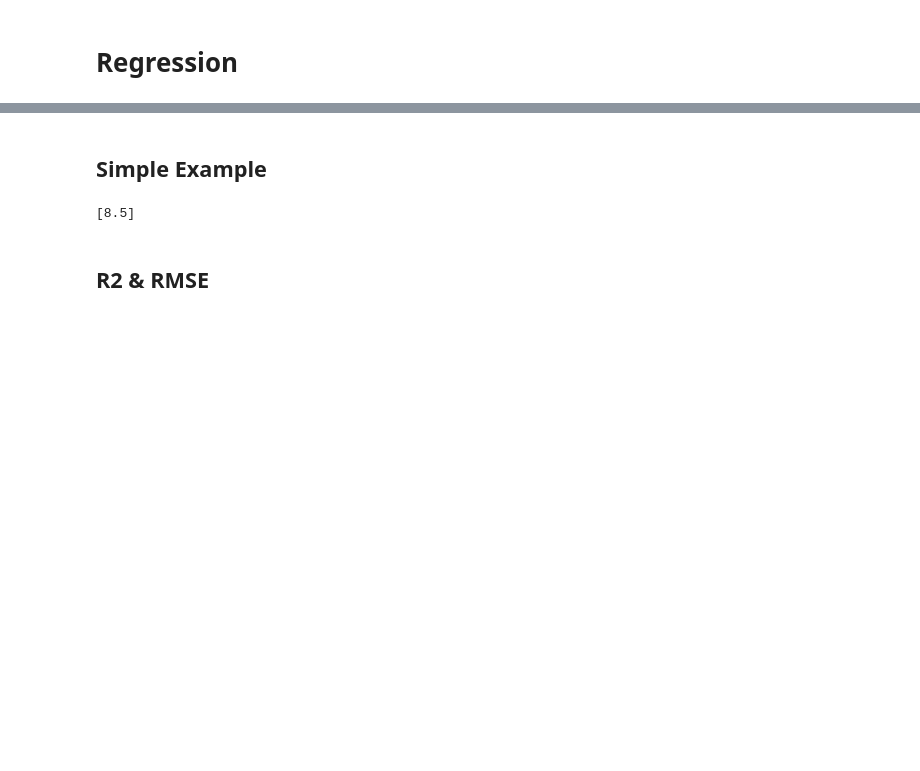
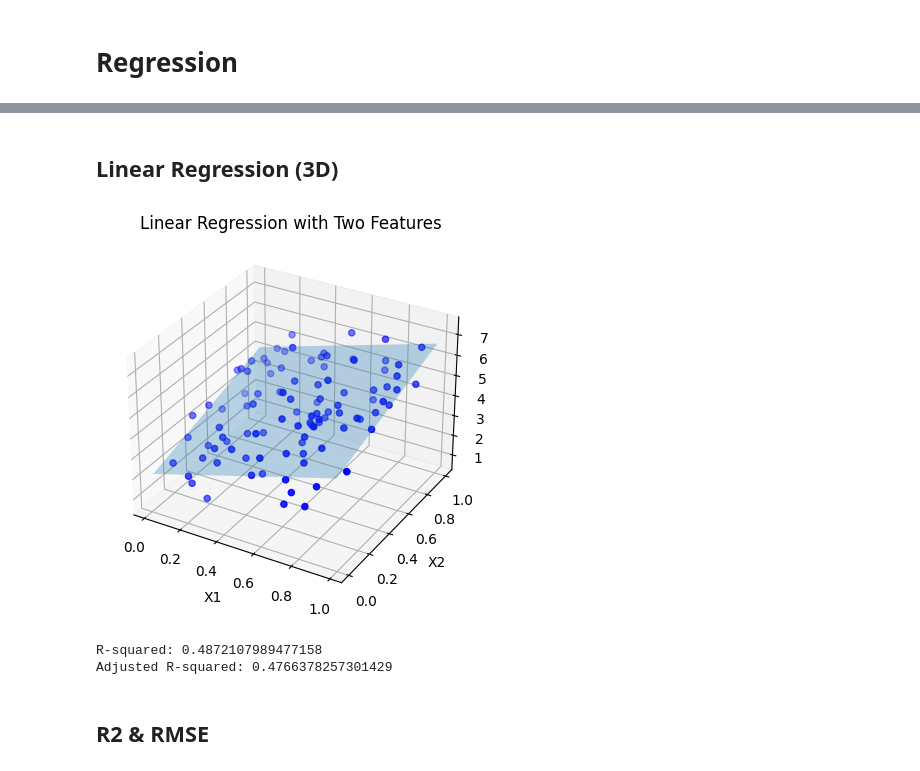
Before and after one commit to contento/lab.jupyter, a Jupyter notebook: regression.ipynb, the cells around one changed output, grey strips where cells are left out. Cells and saved outputs as stored; diff of their text form; code cells hidden in the pictures; blank space fills up the shorter version.

```diff
--- a/regression.ipynb
+++ b/regression.ipynb
@@ -33,24 +52,62 @@ Adjusted R-squared: 0.6142453319928807
-# %% [markdown]
-## Simple Example
-# %%
-import numpy as np
-from sklearn.linear_model import LinearRegression
-
-# Create some sample data
-x = np.array([1, 2, 3, 4, 5]).reshape((-1, 1))
-y = np.array([2, 3, 5, 6, 7])
-
-# Create a linear regression model and fit the data
-model = LinearRegression()
-model.fit(x, y)
-
-# Predict the output for a new input value
-x_new = np.array([[6]])
-y_new = model.predict(x_new)
-
-print(y_new)  # Output: [8.2]
-# %% [output]
-[8.5]
+# %% [markdown]
+## Linear Regression (3D)
+# %%
+import numpy as np
+import matplotlib.pyplot as plt
+from sklearn.linear_model import LinearRegression
+from mpl_toolkits.mplot3d import Axes3D  # For 3D plotting
+
+# Generate some sample data with two features
+np.random.seed(0)
+X = np.random.rand(100, 2)  # 100 samples, 2 features
+y = 3 * X[:, 0] + 2 * X[:, 1] + 2 + np.random.randn(100)  # y = 3*x1 + 2*x2 + 2 + noise
+
+# Create and fit the model
+model = LinearRegression()
+model.fit(X, y)
+
+# Get predictions
+y_pred = model.predict(X)
+
+# Plotting
+fig = plt.figure()
+ax = fig.add_subplot(111, projection='3d')
+
+# Plotting the original data (scatter plot)
+ax.scatter(X[:, 0], X[:, 1], y, c='b', marker='o', label='True values')
+
+# Create a meshgrid for plotting the plane
+x0_range = np.linspace(X[:, 0].min(), X[:, 0].max(), 10)
+x1_range = np.linspace(X[:, 1].min(), X[:, 1].max(), 10)
+xx0, xx1 = np.meshgrid(x0_range, x1_range)
+mesh_data = np.c_[xx0.ravel(), xx1.ravel()]
+yy = model.predict(mesh_data).reshape(xx0.shape)
+
+# Plotting the plane
+ax.plot_surface(xx0, xx1, yy, alpha=0.3, label='Fitted plane')
+
+# Labels and title
+ax.set_xlabel('X1')
+ax.set_ylabel('X2')
+ax.set_zlabel('y')
+plt.title('Linear Regression with Two Features')
+
+plt.show()
+
+# Get R-squared
+r2 = model.score(X, y)
+print(f"R-squared: {r2}")
+
+# Calculate Adjusted R-squared
+n = X.shape[0]  # Number of observations
+k = X.shape[1]  # Number of predictors
+
+adjusted_r2 = 1 - (1 - r2) * (n - 1) / (n - k - 1)
+print(f"Adjusted R-squared: {adjusted_r2}")
+# %% [output]
+[figure, added]
+R-squared: 0.4872107989477158
+Adjusted R-squared: 0.4766378257301429
 # %% [markdown]
 ## R2 & RMSE
 # %%
```
Also changed, not shown: parts of 2 cells of this notebook, 2 other files.
